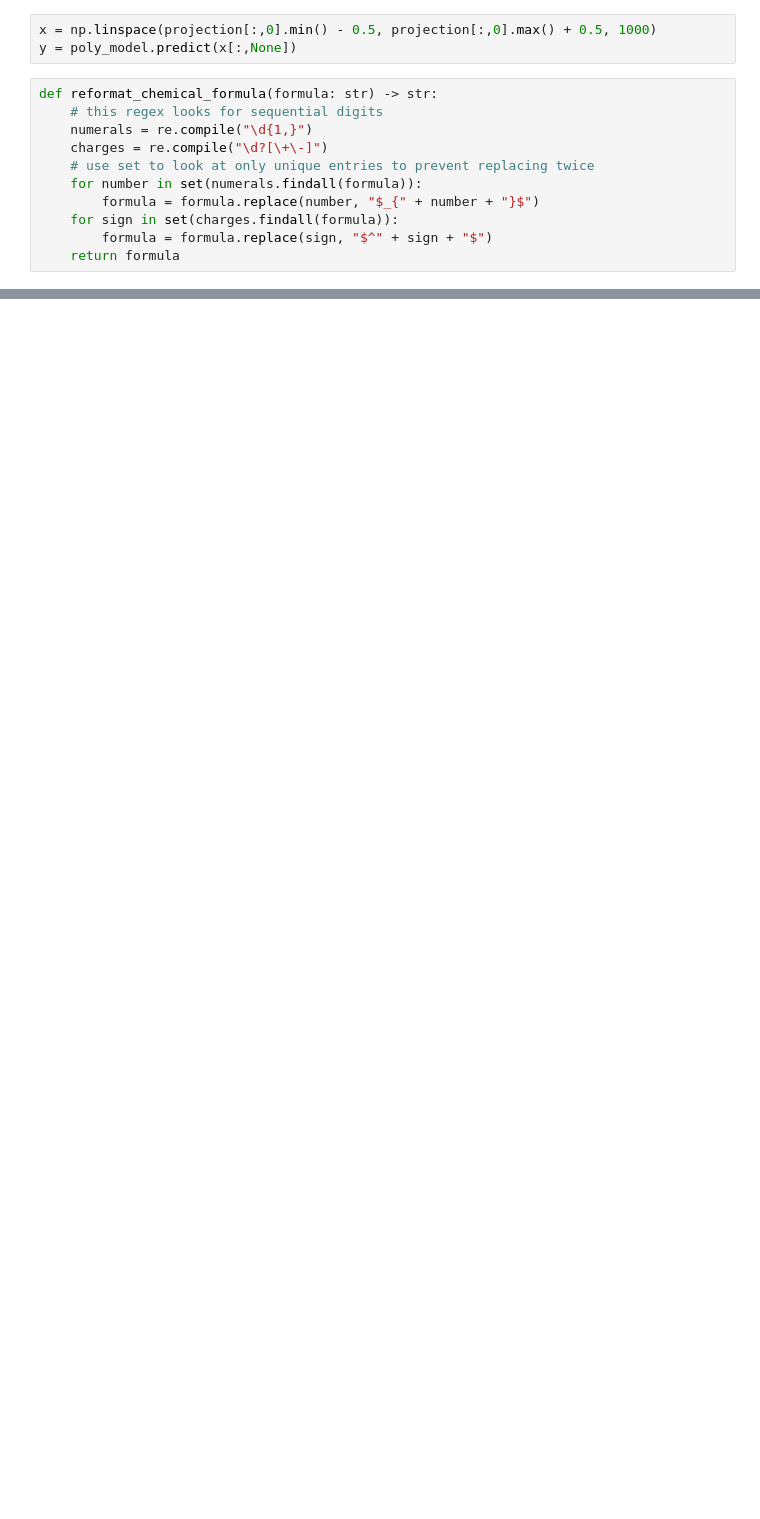
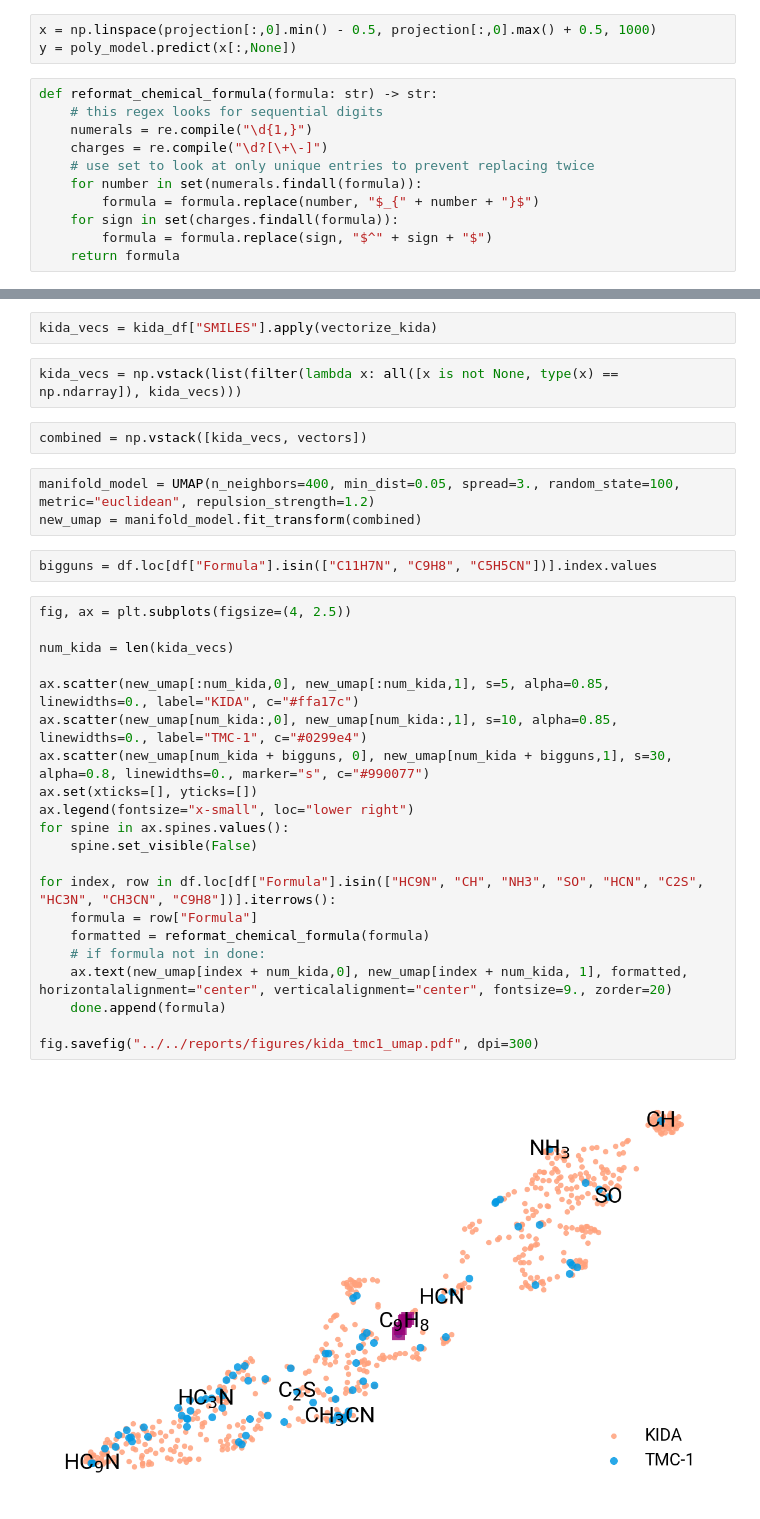
Before and after one commit to laserkelvin/umda, a Jupyter notebook: notebooks/reports/TMC1-space-viz.ipynb, the cells around one changed output, grey strips where cells are left out. Saved outputs shown, nothing was run; the diff lists cells and outputs as text; blank space fills up the shorter version.

```diff
--- a/notebooks/reports/TMC1-space-viz.ipynb
+++ b/notebooks/reports/TMC1-space-viz.ipynb
@@ -124,0 +162,34 @@ fig.savefig("umap_tmc1_viz_alllabel.pdf", dpi=100)
+# %%
+kida_vecs = kida_df["SMILES"].apply(vectorize_kida)
+# %%
+kida_vecs = np.vstack(list(filter(lambda x: all([x is not None, type(x) == np.ndarray]), kida_vecs)))
+# %%
+combined = np.vstack([kida_vecs, vectors])
+# %%
+manifold_model = UMAP(n_neighbors=400, min_dist=0.05, spread=3., random_state=100, metric="euclidean", repulsion_strength=1.2)
+new_umap = manifold_model.fit_transform(combined)
+# %%
+bigguns = df.loc[df["Formula"].isin(["C11H7N", "C9H8", "C5H5CN"])].index.values
+# %%
+fig, ax = plt.subplots(figsize=(4, 2.5))
+
+num_kida = len(kida_vecs)
+
+ax.scatter(new_umap[:num_kida,0], new_umap[:num_kida,1], s=5, alpha=0.85, linewidths=0., label="KIDA", c="#ffa17c")
+ax.scatter(new_umap[num_kida:,0], new_umap[num_kida:,1], s=10, alpha=0.85, linewidths=0., label="TMC-1", c="#0299e4")
+ax.scatter(new_umap[num_kida + bigguns, 0], new_umap[num_kida + bigguns,1], s=30, alpha=0.8, linewidths=0., marker="s", c="#990077")
+ax.set(xticks=[], yticks=[])
+ax.legend(fontsize="x-small", loc="lower right")
+for spine in ax.spines.values():
+    spine.set_visible(False)
+
+for index, row in df.loc[df["Formula"].isin(["HC9N", "CH", "NH3", "SO", "HCN", "C2S", "HC3N", "CH3CN", "C9H8"])].iterrows():
+    formula = row["Formula"]
+    formatted = reformat_chemical_formula(formula)
+    # if formula not in done:
+    ax.text(new_umap[index + num_kida,0], new_umap[index + num_kida, 1], formatted, horizontalalignment="center", verticalalignment="center", fontsize=9., zorder=20)
+    done.append(formula)
+
+fig.savefig("../../reports/figures/kida_tmc1_umap.pdf", dpi=300)
+# %% [output]
+[figure, added]
```
Also changed, not shown: parts of 19 cells of this notebook, 8 other files.
